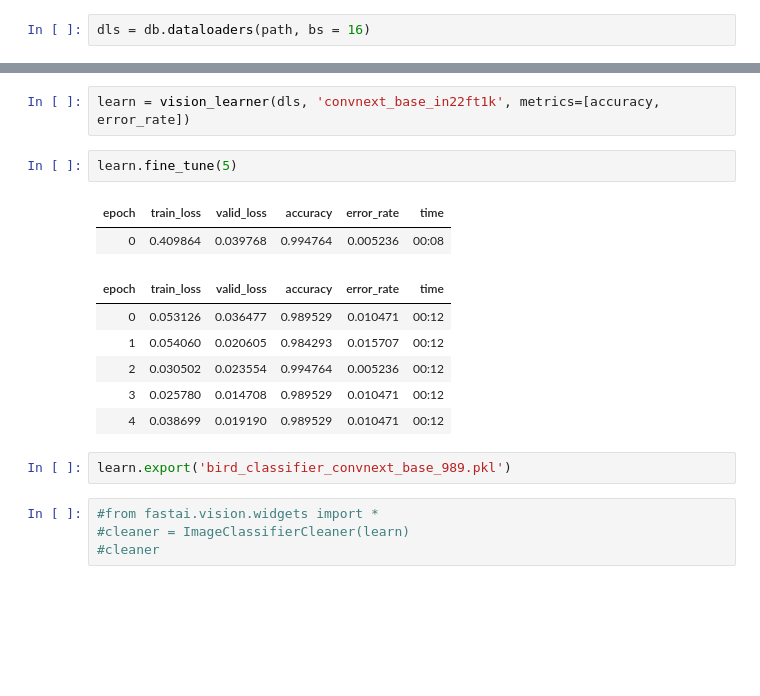
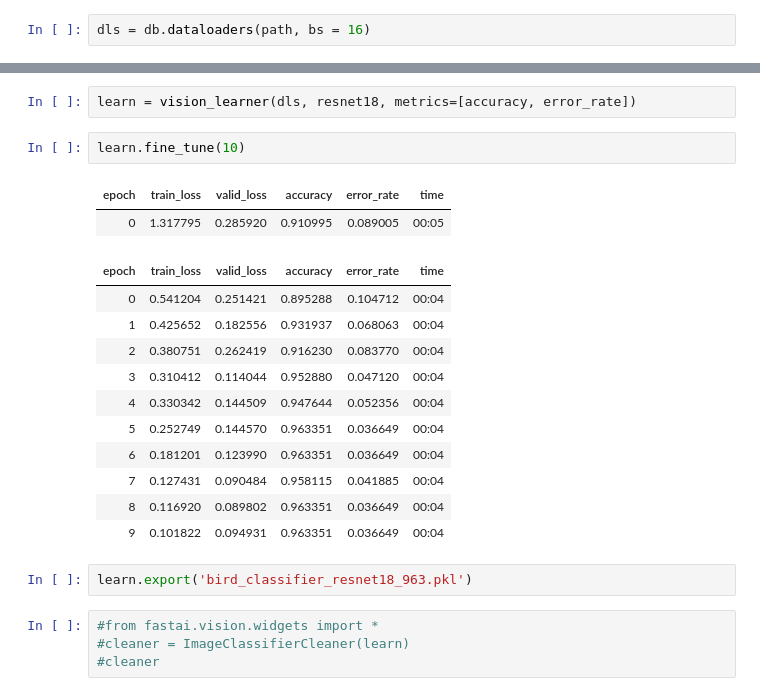
Before and after one commit to Ben-Karr/train-bird-classifier, a Jupyter notebook: Train.ipynb, the cells around one changed output, grey strips where cells are left out. Cells and saved outputs as stored; diff of their text form; blank space fills up the shorter version.

```diff
--- a/Train.ipynb
+++ b/Train.ipynb
@@ -21,18 +20,23 @@ dls.show_batch(b=b)
 # %%
-learn = vision_learner(dls, 'convnext_base_in22ft1k', metrics=[accuracy, error_rate])
+learn = vision_learner(dls, resnet18, metrics=[accuracy, error_rate])
 # %%
-learn.fine_tune(5)
+learn.fine_tune(10)
 # %% [output]
 | epoch | train_loss | valid_loss | accuracy | error_rate | time |
-| 0 | 0.409864 | 0.039768 | 0.994764 | 0.005236 | 00:08 |
+| 0 | 1.317795 | 0.285920 | 0.910995 | 0.089005 | 00:05 |
 | epoch | train_loss | valid_loss | accuracy | error_rate | time |
-| 0 | 0.053126 | 0.036477 | 0.989529 | 0.010471 | 00:12 |
-| 1 | 0.054060 | 0.020605 | 0.984293 | 0.015707 | 00:12 |
-| 2 | 0.030502 | 0.023554 | 0.994764 | 0.005236 | 00:12 |
-| 3 | 0.025780 | 0.014708 | 0.989529 | 0.010471 | 00:12 |
-| 4 | 0.038699 | 0.019190 | 0.989529 | 0.010471 | 00:12 |
+| 0 | 0.541204 | 0.251421 | 0.895288 | 0.104712 | 00:04 |
+| 1 | 0.425652 | 0.182556 | 0.931937 | 0.068063 | 00:04 |
+| 2 | 0.380751 | 0.262419 | 0.916230 | 0.083770 | 00:04 |
+| 3 | 0.310412 | 0.114044 | 0.952880 | 0.047120 | 00:04 |
+| 4 | 0.330342 | 0.144509 | 0.947644 | 0.052356 | 00:04 |
+| 5 | 0.252749 | 0.144570 | 0.963351 | 0.036649 | 00:04 |
+| 6 | 0.181201 | 0.123990 | 0.963351 | 0.036649 | 00:04 |
+| 7 | 0.127431 | 0.090484 | 0.958115 | 0.041885 | 00:04 |
+| 8 | 0.116920 | 0.089802 | 0.963351 | 0.036649 | 00:04 |
+| 9 | 0.101822 | 0.094931 | 0.963351 | 0.036649 | 00:04 |
 # %%
-learn.export('bird_classifier_convnext_base_989.pkl')
+learn.export('bird_classifier_resnet18_963.pkl')
 # %%
 #from fastai.vision.widgets import *
 #cleaner = ImageClassifierCleaner(learn)
```
Also changed, not shown: parts of 4 cells of this notebook, 3 other files.
